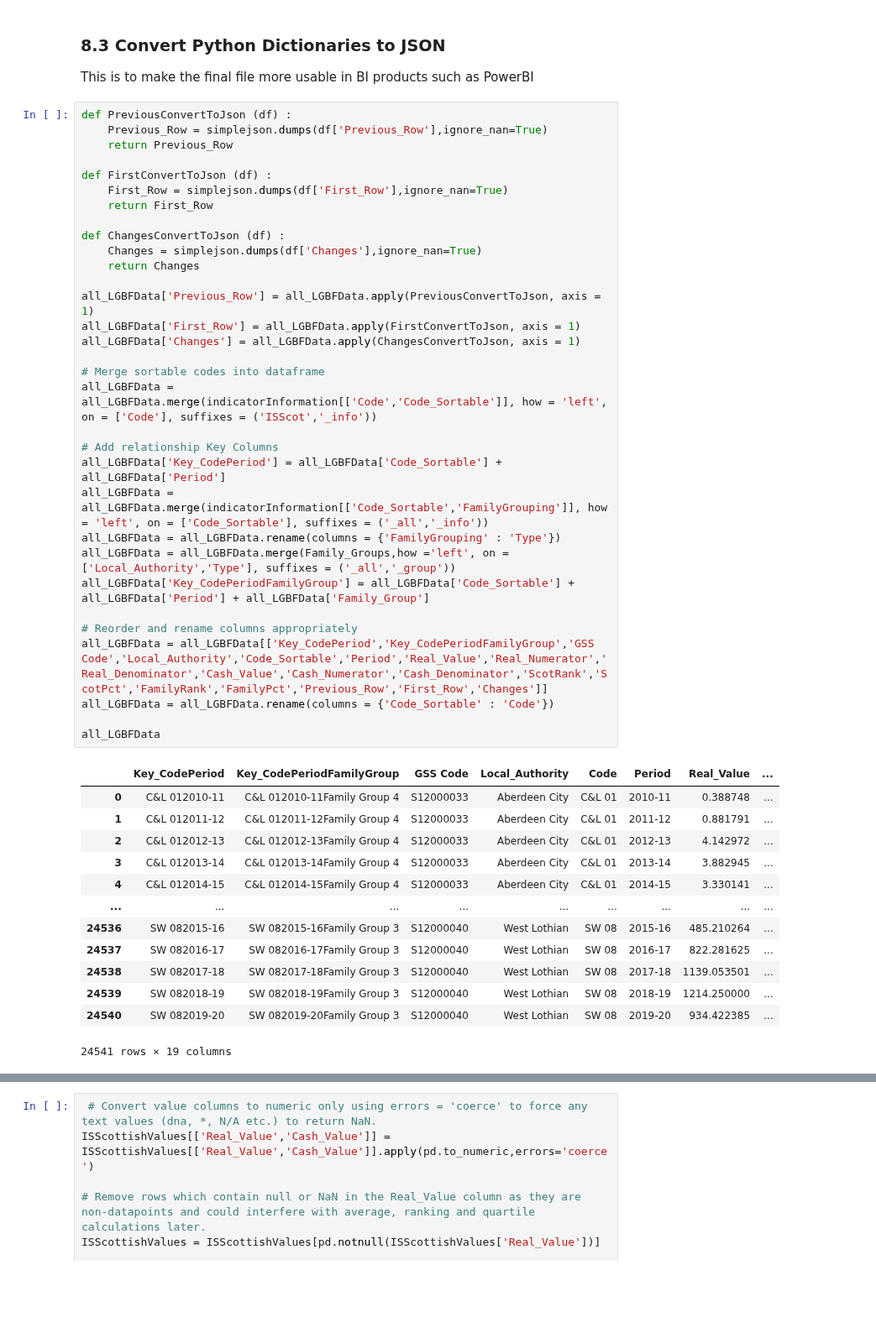
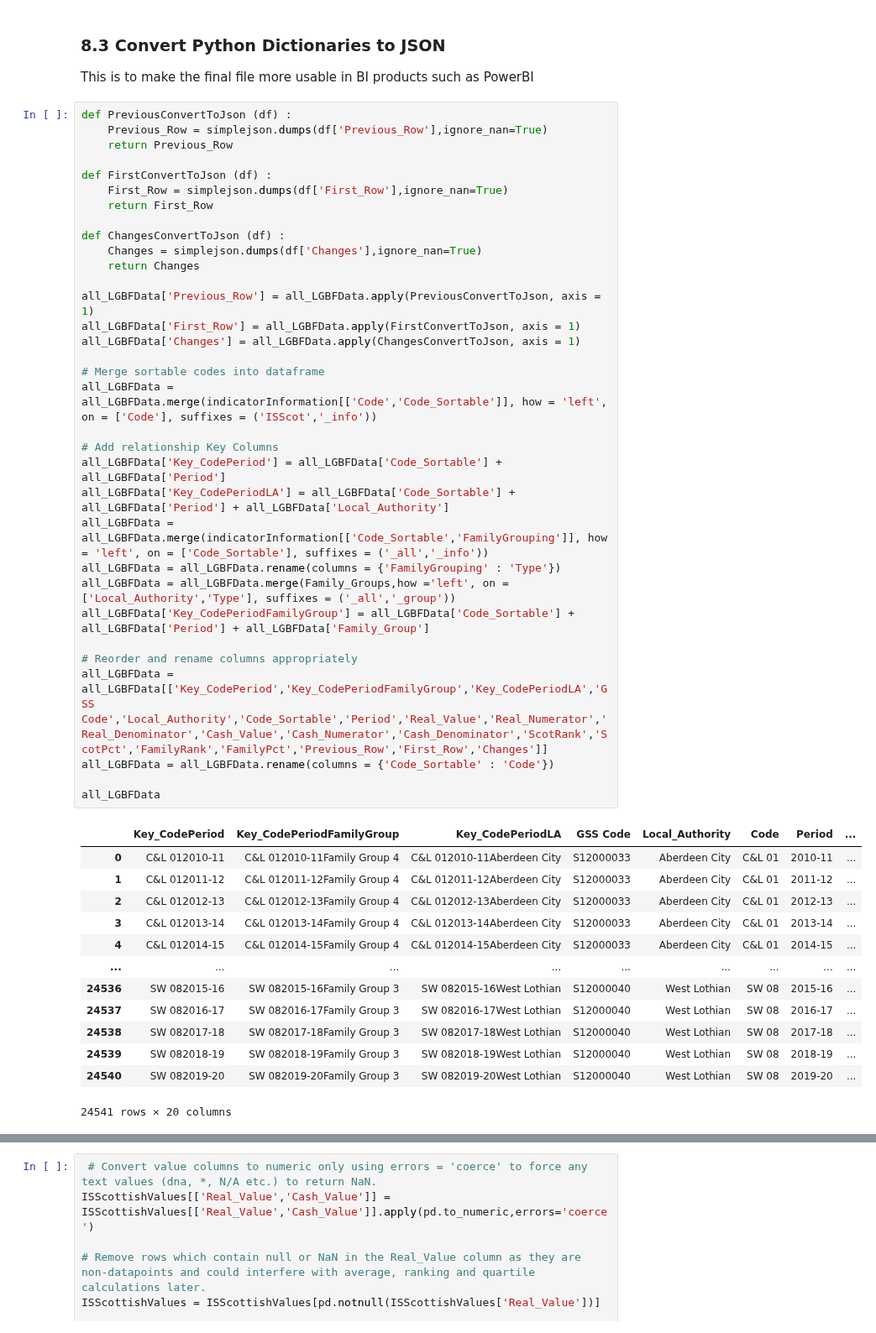
Before and after one commit to SC-TPP/LGBF, a Jupyter notebook: Transform LGBF Data File.ipynb, the cells around one changed output, grey strips where cells are left out. Shown at 84% size. Saved outputs shown, nothing was run; the diff lists cells and outputs as text; blank space fills up the shorter version.

```diff
--- a/Transform LGBF Data File.ipynb
+++ b/Transform LGBF Data File.ipynb
@@ -1087,44 +1087,45 @@ def PreviousConvertToJson (df) :
     Previous_Row = simplejson.dumps(df['Previous_Row'],ignore_nan=True)
     return Previous_Row
 
 def FirstConvertToJson (df) :
     First_Row = simplejson.dumps(df['First_Row'],ignore_nan=True)
     return First_Row
 
 def ChangesConvertToJson (df) :
     Changes = simplejson.dumps(df['Changes'],ignore_nan=True)
     return Changes
 
 all_LGBFData['Previous_Row'] = all_LGBFData.apply(PreviousConvertToJson, axis = 1)
 all_LGBFData['First_Row'] = all_LGBFData.apply(FirstConvertToJson, axis = 1)
 all_LGBFData['Changes'] = all_LGBFData.apply(ChangesConvertToJson, axis = 1)
 
 # Merge sortable codes into dataframe
 all_LGBFData = all_LGBFData.merge(indicatorInformation[['Code','Code_Sortable']], how = 'left', on = ['Code'], suffixes = ('ISScot','_info'))
 
 # Add relationship Key Columns
 all_LGBFData['Key_CodePeriod'] = all_LGBFData['Code_Sortable'] + all_LGBFData['Period']
+all_LGBFData['Key_CodePeriodLA'] = all_LGBFData['Code_Sortable'] + all_LGBFData['Period'] + all_LGBFData['Local_Authority']
 all_LGBFData = all_LGBFData.merge(indicatorInformation[['Code_Sortable','FamilyGrouping']], how = 'left', on = ['Code_Sortable'], suffixes = ('_all','_info'))
 all_LGBFData = all_LGBFData.rename(columns = {'FamilyGrouping' : 'Type'})
 all_LGBFData = all_LGBFData.merge(Family_Groups,how ='left', on = ['Local_Authority','Type'], suffixes = ('_all','_group'))
 all_LGBFData['Key_CodePeriodFamilyGroup'] = all_LGBFData['Code_Sortable'] + all_LGBFData['Period'] + all_LGBFData['Family_Group']
 
 # Reorder and rename columns appropriately
-all_LGBFData = all_LGBFData[['Key_CodePeriod','Key_CodePeriodFamilyGroup','GSS Code','Local_Authority','Code_Sortable','Period','Real_Value','Real_Numerator','Real_Denominator','Cash_Value','Cash_Numerator','Cash_Denominator','ScotRank','ScotPct','FamilyRank','FamilyPct','Previous_Row','First_Row','Changes']]
+all_LGBFData = all_LGBFData[['Key_CodePeriod','Key_CodePeriodFamilyGroup','Key_CodePeriodLA','GSS Code','Local_Authority','Code_Sortable','Period','Real_Value','Real_Numerator','Real_Denominator','Cash_Value','Cash_Numerator','Cash_Denominator','ScotRank','ScotPct','FamilyRank','FamilyPct','Previous_Row','First_Row','Changes']]
 all_LGBFData = all_LGBFData.rename(columns = {'Code_Sortable' : 'Code'})
 
 all_LGBFData
 # %% [output]
-|  | Key_CodePeriod | Key_CodePeriodFamilyGroup | GSS Code | Local_Authority | Code | Period | Real_Value | ... |
-| 0 | C&L 012010-11 | C&L 012010-11Family Group 4 | S12000033 | Aberdeen City | C&L 01 | 2010-11 | 0.388748 | ... |
-| 1 | C&L 012011-12 | C&L 012011-12Family Group 4 | S12000033 | Aberdeen City | C&L 01 | 2011-12 | 0.881791 | ... |
-| 2 | C&L 012012-13 | C&L 012012-13Family Group 4 | S12000033 | Aberdeen City | C&L 01 | 2012-13 | 4.142972 | ... |
-| 3 | C&L 012013-14 | C&L 012013-14Family Group 4 | S12000033 | Aberdeen City | C&L 01 | 2013-14 | 3.882945 | ... |
-| 4 | C&L 012014-15 | C&L 012014-15Family Group 4 | S12000033 | Aberdeen City | C&L 01 | 2014-15 | 3.330141 | ... |
+|  | Key_CodePeriod | Key_CodePeriodFamilyGroup | Key_CodePeriodLA | GSS Code | Local_Authority | Code | Period | ... |
+| 0 | C&L 012010-11 | C&L 012010-11Family Group 4 | C&L 012010-11Aberdeen City | S12000033 | Aberdeen City | C&L 01 | 2010-11 | ... |
+| 1 | C&L 012011-12 | C&L 012011-12Family Group 4 | C&L 012011-12Aberdeen City | S12000033 | Aberdeen City | C&L 01 | 2011-12 | ... |
+| 2 | C&L 012012-13 | C&L 012012-13Family Group 4 | C&L 012012-13Aberdeen City | S12000033 | Aberdeen City | C&L 01 | 2012-13 | ... |
+| 3 | C&L 012013-14 | C&L 012013-14Family Group 4 | C&L 012013-14Aberdeen City | S12000033 | Aberdeen City | C&L 01 | 2013-14 | ... |
+| 4 | C&L 012014-15 | C&L 012014-15Family Group 4 | C&L 012014-15Aberdeen City | S12000033 | Aberdeen City | C&L 01 | 2014-15 | ... |
 | ... | ... | ... | ... | ... | ... | ... | ... | ... |
-| 24536 | SW 082015-16 | SW 082015-16Family Group 3 | S12000040 | West Lothian | SW 08 | 2015-16 | 485.210264 | ... |
-| 24537 | SW 082016-17 | SW 082016-17Family Group 3 | S12000040 | West Lothian | SW 08 | 2016-17 | 822.281625 | ... |
-| 24538 | SW 082017-18 | SW 082017-18Family Group 3 | S12000040 | West Lothian | SW 08 | 2017-18 | 1139.053501 | ... |
-| 24539 | SW 082018-19 | SW 082018-19Family Group 3 | S12000040 | West Lothian | SW 08 | 2018-19 | 1214.250000 | ... |
-| 24540 | SW 082019-20 | SW 082019-20Family Group 3 | S12000040 | West Lothian | SW 08 | 2019-20 | 934.422385 | ... |
+| 24536 | SW 082015-16 | SW 082015-16Family Group 3 | SW 082015-16West Lothian | S12000040 | West Lothian | SW 08 | 2015-16 | ... |
+| 24537 | SW 082016-17 | SW 082016-17Family Group 3 | SW 082016-17West Lothian | S12000040 | West Lothian | SW 08 | 2016-17 | ... |
+| 24538 | SW 082017-18 | SW 082017-18Family Group 3 | SW 082017-18West Lothian | S12000040 | West Lothian | SW 08 | 2017-18 | ... |
+| 24539 | SW 082018-19 | SW 082018-19Family Group 3 | SW 082018-19West Lothian | S12000040 | West Lothian | SW 08 | 2018-19 | ... |
+| 24540 | SW 082019-20 | SW 082019-20Family Group 3 | SW 082019-20West Lothian | S12000040 | West Lothian | SW 08 | 2019-20 | ... |
-24541 rows × 19 columns
+24541 rows × 20 columns
```
Also changed, not shown: parts of 6 cells of this notebook, 7 other files.
